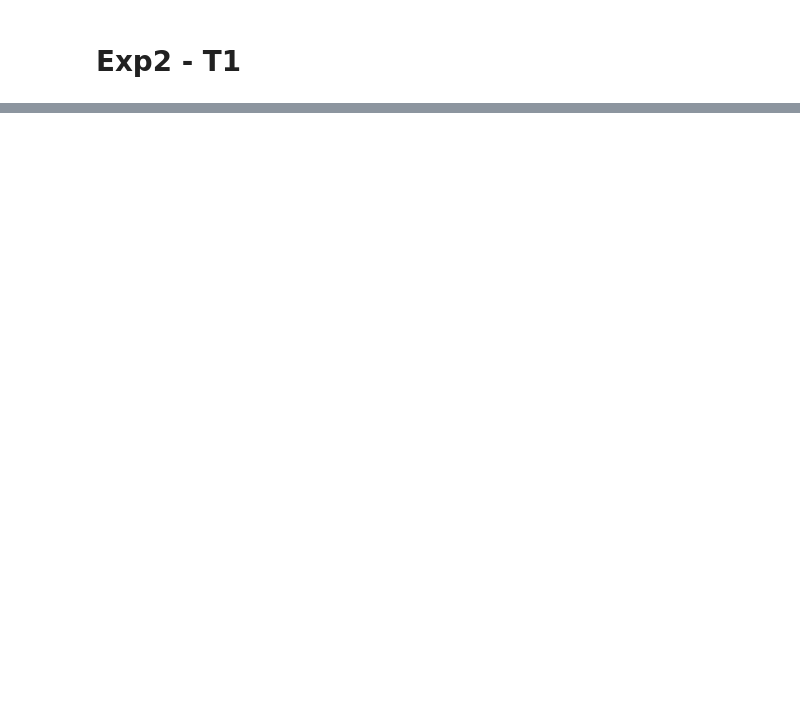
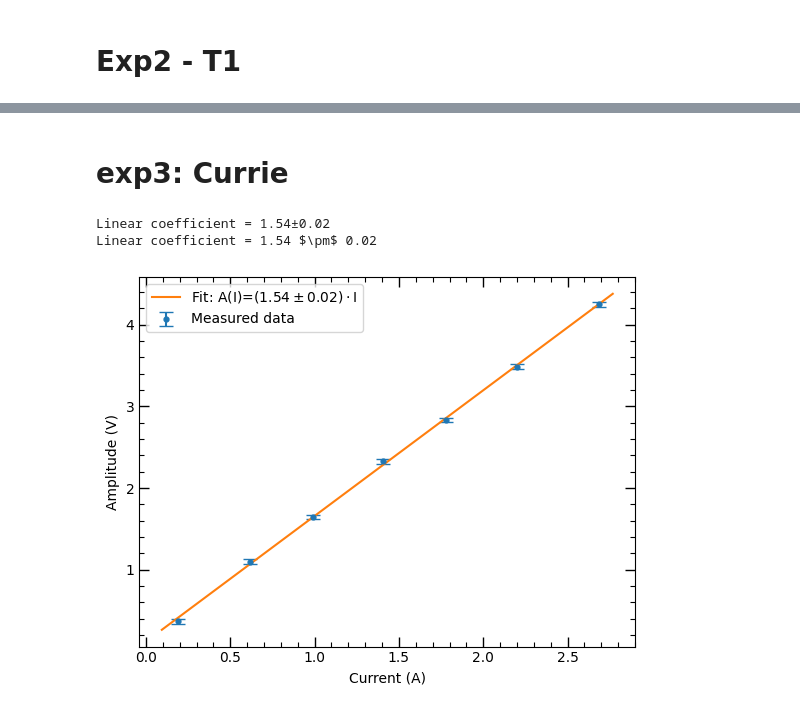
Before and after one commit to naki23/PL4-NMR, a Jupyter notebook: NMRmain.ipynb, the cells around one changed output, grey strips where cells are left out. Cells and saved outputs as stored; diff of their text form; code cells hidden in the pictures; blank space fills up the shorter version.

```diff
--- a/NMRmain.ipynb
+++ b/NMRmain.ipynb
@@ -245,0 +292,56 @@ for time in sorted(df['polarizing time (s) +/- 0.1s'].unique()):
+# %% [markdown]
+# exp3: Currie
+# %%
+df3 = pd.read_csv(r'C:\Users\nagyk\OneDrive\2425.1b\Lab4 - NMR\data & processing NMR\csv exports\exp3.csv')
+
+I_list = []
+A_list = []
+A_err_list = []
+
+for current in sorted(df3['current (A) +/-0.001'].unique()):
+    # Get all amplitude measurements for this current
+    values = df3[df3['current (A) +/-0.001'] == current]['amplitude (x2) (V) +/-0.1']
+    values = values / 2 # Divide by 2 to get the actual amplitude
+
+    mean = np.mean(values)
+    # not using std cus
+    #! here the oscilloscope error seemed to be more significant, as it showed only 0.1V steps
+    osc_err = 0.1/2 #V  The the oscilloscope was showing amplitude in steps 0.1V, and this is A/2
+    std_err = osc_err / sqrt(len(values))
+
+    I_list.append(current)
+    A_list.append(mean)
+    A_err_list.append(std_err)
+
+# Convert lists to numpy arrays for fitting
+I_array = np.array(I_list)
+A_array = np.array(A_list)
+A_err_array = np.array(A_err_list)
+
+plt.errorbar(I_array, A_array, yerr=A_err_array, fmt='o',
+                capsize=5, markersize=3.5,
+                label='Measured data')
+plt.xlabel('Current (A)')
+plt.ylabel('Amplitude (V)')
+
+def linear(x, m, b):
+    return m * x + b
+
+popt, pcov = curve_fit(linear, I_array, A_array,
+                       sigma=A_err_array)
+lin_coeff = unc.correlated_values(popt, pcov)[0]
+print(f"Linear coefficient = {lin_coeff:.1uP}")
+print(f"Linear coefficient = {lin_coeff:.1uL}".replace(r'\pm', r"$\pm$"))
+
+I_test = np.linspace(np.min(I_array)*0.5, np.max(I_array)*1.03, 500)
+plt.plot(I_test, linear(I_test, *popt), label=r'Fit: A(I)=$(' + f"{lin_coeff:.1uL}" + r')\cdot$I')
+
+plt.legend(loc="upper left")
+plt.tick_params(axis='both', which='both', direction='in', top=True, right=True)
+plt.minorticks_on()
+# plt.savefig('exp3_currie_fit.png', dpi=my_dpi)
+plt.show()
+# %% [output]
+Linear coefficient = 1.54±0.02
+Linear coefficient = 1.54 $\pm$ 0.02
+[figure, added]
```
Also changed, not shown: parts of 4 cells of this notebook, 1 other file.
